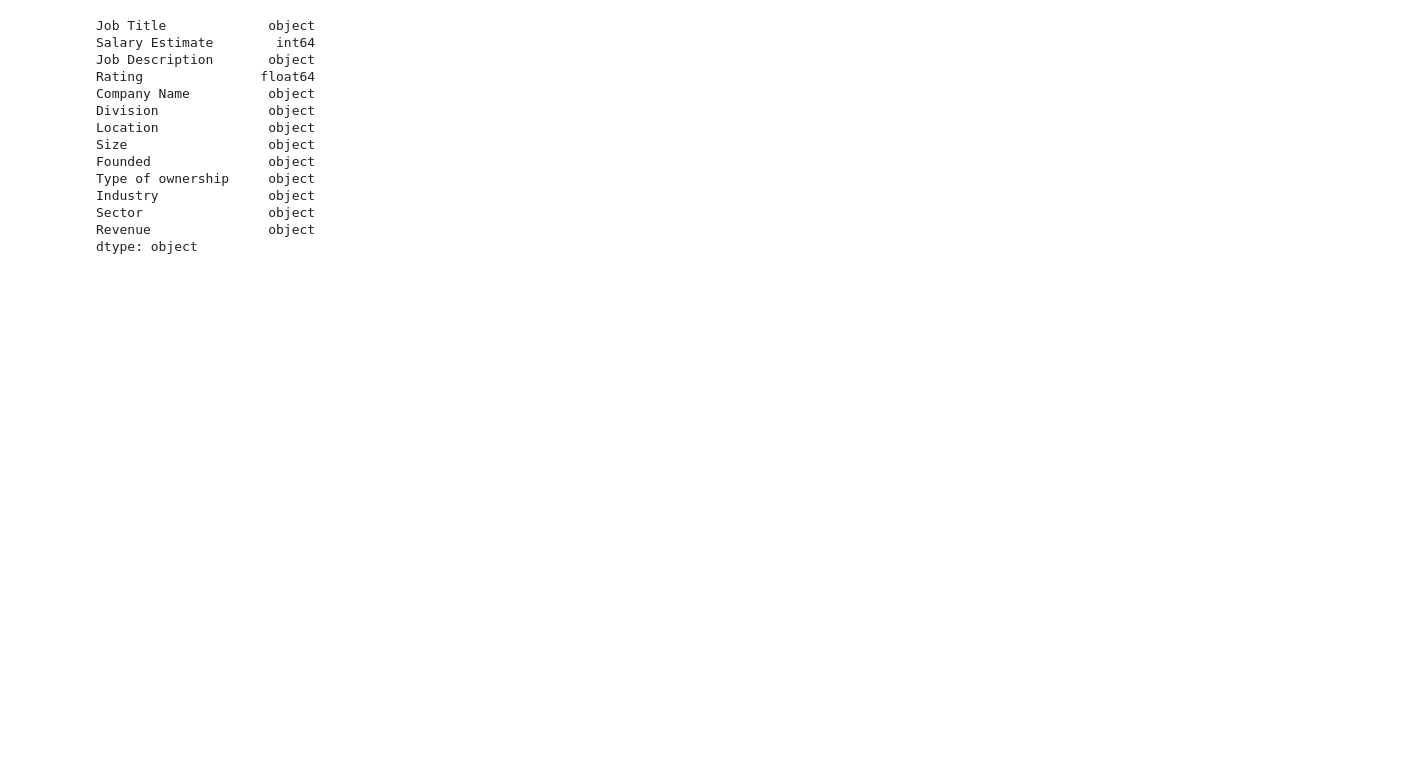
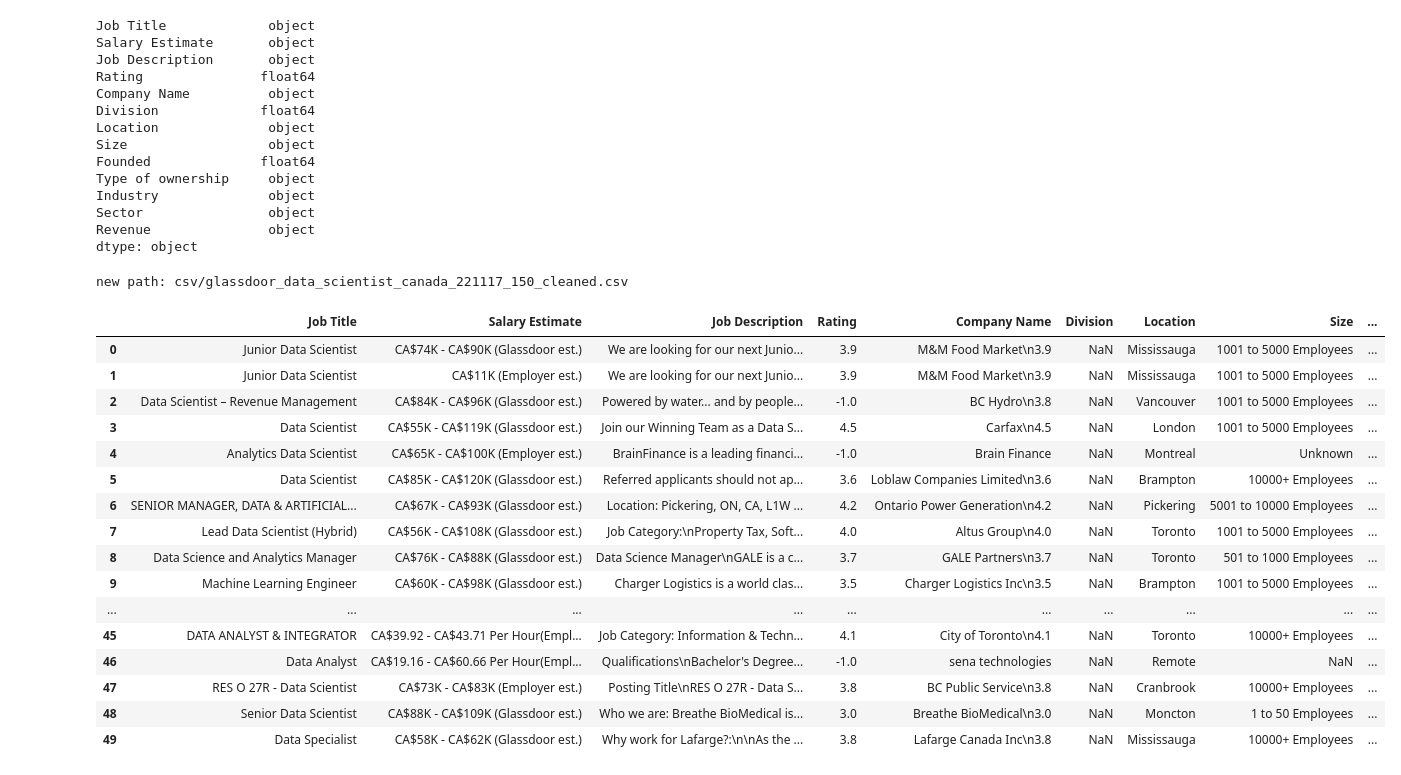
Before and after one commit to myang987/dsjob, a Jupyter notebook: data_cleaning.ipynb, the cells around one changed output. Drawn from its saved outputs; the diff is of its cells as text; code cells hidden in the pictures; blank space fills up the shorter version.

```diff
--- a/data_cleaning.ipynb
+++ b/data_cleaning.ipynb
@@ -4,3 +5,4 @@ import numpy as np
+# %%
+path = 'csv/glassdoor_data_scientist_canada_221117_150.csv'
 # %%
-df = pd.read_csv('./csv/scrape_run1_data_scientist.csv')
-df.head()
+df = pd.read_csv(path)
@@ -15,14 +19,14 @@ df.head()
 df.dtypes
 # %% [output]
 Job Title             object
-Salary Estimate        int64
+Salary Estimate       object
 Job Description       object
 Rating               float64
 Company Name          object
-Division              object
+Division             float64
 Location              object
 Size                  object
-Founded               object
+Founded              float64
 Type of ownership     object
 Industry              object
 Sector                object
@@ -39,0 +89,23 @@ dtype: object
+# %%
+clean(path)
+df_cleaned = pd.read_csv(path[:-4] + '_cleaned.csv')
+df_cleaned.head(50)
+# %% [output]
+new path: csv/glassdoor_data_scientist_canada_221117_150_cleaned.csv
+|  | Job Title | Salary Estimate | Job Description | Rating | Company Name | Division | Location | Size | ... |
+| 0 | Junior Data Scientist | CA$74K - CA$90K (Glassdoor est.) | We are looking for our next Junio... | 3.9 | M&M Food Market\n3.9 | NaN | Mississauga | 1001 to 5000 Employees | ... |
+| 1 | Junior Data Scientist | CA$11K (Employer est.) | We are looking for our next Junio... | 3.9 | M&M Food Market\n3.9 | NaN | Mississauga | 1001 to 5000 Employees | ... |
+| 2 | Data Scientist – Revenue Management | CA$84K - CA$96K (Glassdoor est.) | Powered by water... and by people... | -1.0 | BC Hydro\n3.8 | NaN | Vancouver | 1001 to 5000 Employees | ... |
+| 3 | Data Scientist | CA$55K - CA$119K (Glassdoor est.) | Join our Winning Team as a Data S... | 4.5 | Carfax\n4.5 | NaN | London | 1001 to 5000 Employees | ... |
+| 4 | Analytics Data Scientist | CA$65K - CA$100K (Employer est.) | BrainFinance is a leading financi... | -1.0 | Brain Finance | NaN | Montreal | Unknown | ... |
+| 5 | Data Scientist | CA$85K - CA$120K (Glassdoor est.) | Referred applicants should not ap... | 3.6 | Loblaw Companies Limited\n3.6 | NaN | Brampton | 10000+ Employees | ... |
+| 6 | SENIOR MANAGER, DATA & ARTIFICIAL... | CA$67K - CA$93K (Glassdoor est.) | Location: Pickering, ON, CA, L1W ... | 4.2 | Ontario Power Generation\n4.2 | NaN | Pickering | 5001 to 10000 Employees | ... |
+| 7 | Lead Data Scientist (Hybrid) | CA$56K - CA$108K (Glassdoor est.) | Job Category:\nProperty Tax, Soft... | 4.0 | Altus Group\n4.0 | NaN | Toronto | 1001 to 5000 Employees | ... |
+| 8 | Data Science and Analytics Manager | CA$76K - CA$88K (Glassdoor est.) | Data Science Manager\nGALE is a c... | 3.7 | GALE Partners\n3.7 | NaN | Toronto | 501 to 1000 Employees | ... |
+| 9 | Machine Learning Engineer | CA$60K - CA$98K (Glassdoor est.) | Charger Logistics is a world clas... | 3.5 | Charger Logistics Inc\n3.5 | NaN | Brampton | 1001 to 5000 Employees | ... |
+| ... | ... | ... | ... | ... | ... | ... | ... | ... | ... |
+| 45 | DATA ANALYST & INTEGRATOR | CA$39.92 - CA$43.71 Per Hour(Empl... | Job Category: Information & Techn... | 4.1 | City of Toronto\n4.1 | NaN | Toronto | 10000+ Employees | ... |
+| 46 | Data Analyst | CA$19.16 - CA$60.66 Per Hour(Empl... | Qualifications\nBachelor's Degree... | -1.0 | sena technologies | NaN | Remote | NaN | ... |
+| 47 | RES O 27R - Data Scientist | CA$73K - CA$83K (Employer est.) | Posting Title\nRES O 27R - Data S... | 3.8 | BC Public Service\n3.8 | NaN | Cranbrook | 10000+ Employees | ... |
+| 48 | Senior Data Scientist | CA$88K - CA$109K (Glassdoor est.) | Who we are: Breathe BioMedical is... | 3.0 | Breathe BioMedical\n3.0 | NaN | Moncton | 1 to 50 Employees | ... |
+| 49 | Data Specialist | CA$58K - CA$62K (Glassdoor est.) | Why work for Lafarge?:\n\nAs the ... | 3.8 | Lafarge Canada Inc\n3.8 | NaN | Mississauga | 10000+ Employees | ... |
```
Also changed, not shown: parts of 6 cells of this notebook, 1 other file.
